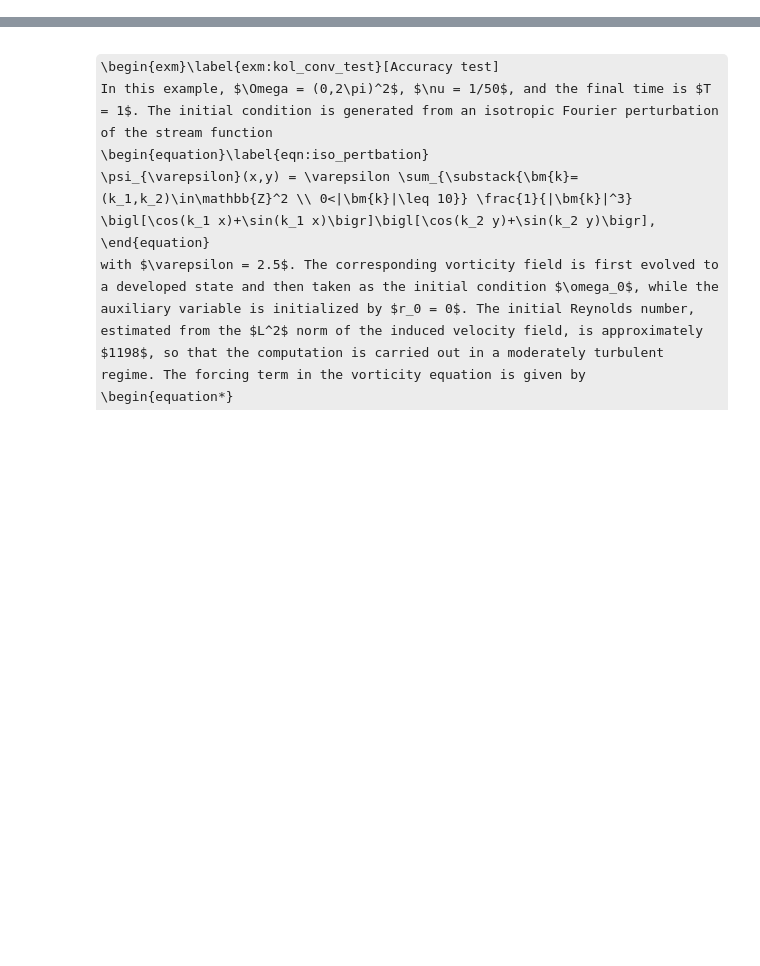
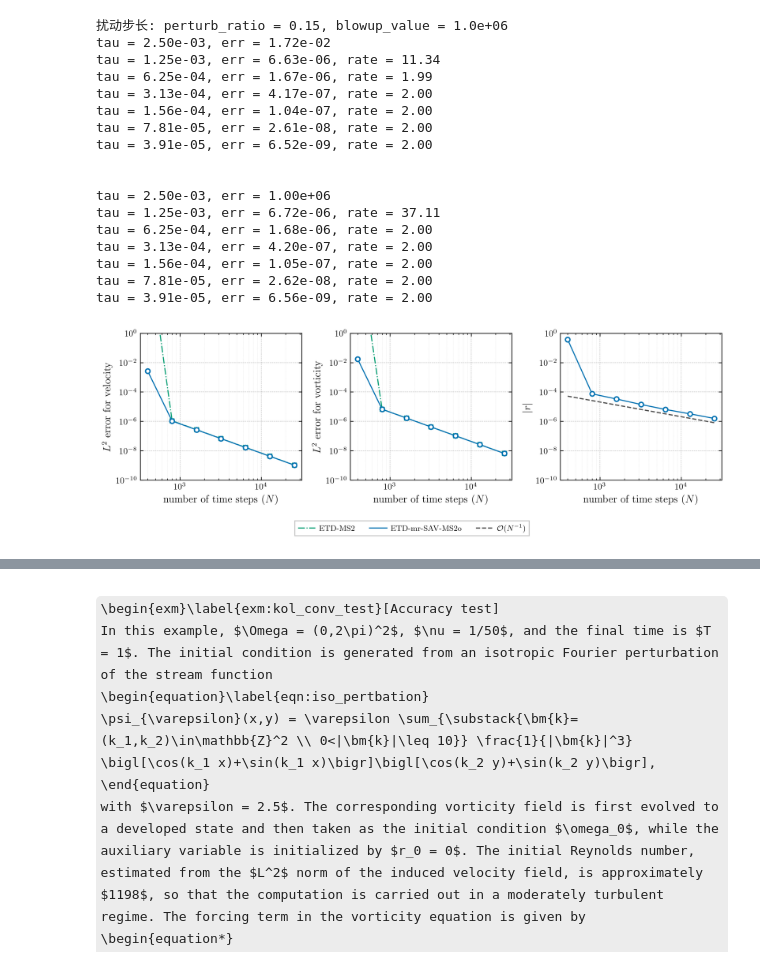
Before and after one commit to HaifengWang1031/ETD-mr-SAV-MS2, a Jupyter notebook: 01_convergence_test.ipynb, the cells around one changed output, grey strips where cells are left out. Drawn from its saved outputs; the diff is of its cells as text; code cells hidden in the pictures; some formulas as TeX source; blank space fills up the shorter version.

```diff
--- a/01_convergence_test.ipynb
+++ b/01_convergence_test.ipynb
@@ -31,7 +31,7 @@ delta = 0.01
 scheme_configs = [
     ("ETDMS2", "ETD-MS2", '#009E73', 'x', '-.'),
     ("ETD_mrGSAV_MS2_b", "ETD-mr-SAV-MS2o", '#0072B2', 'o', '-'),
-    ("mr_SAV_BDF2", "mr-SAV-BDF2", '#D55E00', 's', '--'),
+    # ("mr_SAV_BDF2", "mr-SAV-BDF2", '#D55E00', 's', '--'),
 ]
 
 def sanitize_error_value(value, blowup_value=None):
@@ -134,7 +134,7 @@ def plot_convergence_results(results, save_path, title=None, x_key="tau"):
     ]
 
     ref_label_for_q = "ETD-mr-SAV-MS2o"
-    ref_label_for_second_order = "mr-SAV-BDF2"
+    # ref_label_for_second_order = "mr-SAV-BDF2"
     if x_key == "tau":
         x_label = r'time step size ($\tau$)'
     elif x_key == "N":
@@ -155,15 +155,15 @@ def plot_convergence_results(results, save_path, title=None, x_key="tau"):
                 markerfacecolor='white', markeredgewidth=1.5,
             )
 
-        x_ref = results[ref_label_for_second_order][x_key]
-        taus_ref = results[ref_label_for_second_order]["tau"]
-        errs_ref = results[ref_label_for_second_order][spec["key"]]
-        if x_key == "tau":
-            c2 = errs_ref[-3] / taus_ref[-3]**2 * 0.2
-            ax.loglog(x_ref, c2 * taus_ref**2, color='0.3', linestyle=':', linewidth=1.3, label=r'$\mathcal{O}(\tau^2)$', zorder=0)
-        else:
-            c2 = errs_ref[-3] * x_ref[-3]**2 * 0.2
-            ax.loglog(x_ref, c2 / x_ref**2, color='0.3', linestyle=':', linewidth=1.3, label=r'$\mathcal{O}(N^{-2})$', zorder=0)
+        # x_ref = results[ref_label_for_second_order][x_key]
+        # taus_ref = results[ref_label_for_second_order]["tau"]
+        # errs_ref = results[ref_label_for_second_order][spec["key"]]
+        # if x_key == "tau":
+        #     c2 = errs_ref[-3] / taus_ref[-3]**2 * 0.2
+        #     ax.loglog(x_ref, c2 * taus_ref**2, color='0.3', linestyle=':', linewidth=1.3, label=r'$\mathcal{O}(\tau^2)$', zorder=0)
+        # else:
+        #     c2 = errs_ref[-3] * x_ref[-3]**2 * 0.2
+        #     ax.loglog(x_ref, c2 / x_ref**2, color='0.3', linestyle=':', linewidth=1.3, label=r'$\mathcal{O}(N^{-2})$', zorder=0)
 
         if spec["key"] == "q":
             x_q = results[ref_label_for_q][x_key]
@@ -458,7 +483,7 @@ plot_convergence_results(
 # 扰动步长收敛阶测试
 perturb_ratio = 0.15
 perturbed_blowup_value = 1e6
-exponents_perturbed = [2, 2.1, 2.2, 2.3, 2.4, 2.5, 2.6, 2.7, 2.8, 2.9, 3, 4, 5, 6, 7, 8]
+exponents_perturbed = [2, 3, 4, 5, 6, 7, 8]
 results_perturbed = run_convergence_experiment(
     nu, gam, exponents_perturbed, initial_vorticity, force_term, reference_data,
     perturb_ratio=perturb_ratio, rng_seed=2026, blowup_value=perturbed_blowup_value,
@@ -468,15 +521,34 @@ print(results_perturbed)
 # %%
 print(f"扰动步长: perturb_ratio = {perturb_ratio}, blowup_value = {perturbed_blowup_value:.1e}")
 print_convergence_rates(results_perturbed["ETD-mr-SAV-MS2o"], "ETD-mr-SAV-MS2o", component="omega")
 print()
-print_convergence_rates(results_perturbed["mr-SAV-BDF2"], "mr-SAV-BDF2", component="omega")
+# print_convergence_rates(results_perturbed["mr-SAV-BDF2"], "mr-SAV-BDF2", component="omega")
 print()
 print_convergence_rates(results_perturbed["ETD-MS2"], "ETD-MS2", component="omega")
 
 plot_convergence_results(
     results_perturbed,
     save_path='fig/kol_conv_compare_perturbed.pdf',
     # title=f'Perturbed-step convergence test ($\\epsilon_\\tau={perturb_ratio}$)',
     title="",
     x_key='N',
 )
+# %% [output]
+扰动步长: perturb_ratio = 0.15, blowup_value = 1.0e+06
+tau = 2.50e-03, err = 1.72e-02
+tau = 1.25e-03, err = 6.63e-06, rate = 11.34
+tau = 6.25e-04, err = 1.67e-06, rate = 1.99
+tau = 3.13e-04, err = 4.17e-07, rate = 2.00
+tau = 1.56e-04, err = 1.04e-07, rate = 2.00
+tau = 7.81e-05, err = 2.61e-08, rate = 2.00
+tau = 3.91e-05, err = 6.52e-09, rate = 2.00
+
+
+tau = 2.50e-03, err = 1.00e+06
+tau = 1.25e-03, err = 6.72e-06, rate = 37.11
+tau = 6.25e-04, err = 1.68e-06, rate = 2.00
+tau = 3.13e-04, err = 4.20e-07, rate = 2.00
+tau = 1.56e-04, err = 1.05e-07, rate = 2.00
+tau = 7.81e-05, err = 2.62e-08, rate = 2.00
+tau = 3.91e-05, err = 6.56e-09, rate = 2.00
+[figure, added]
```
Also changed, not shown: parts of 7 cells of this notebook, 5 other files.
